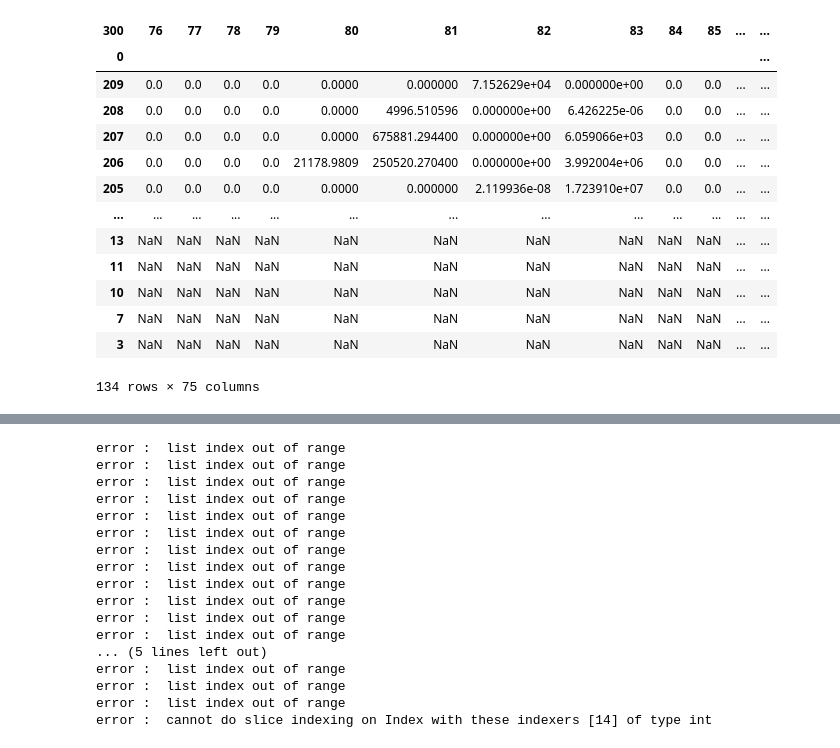
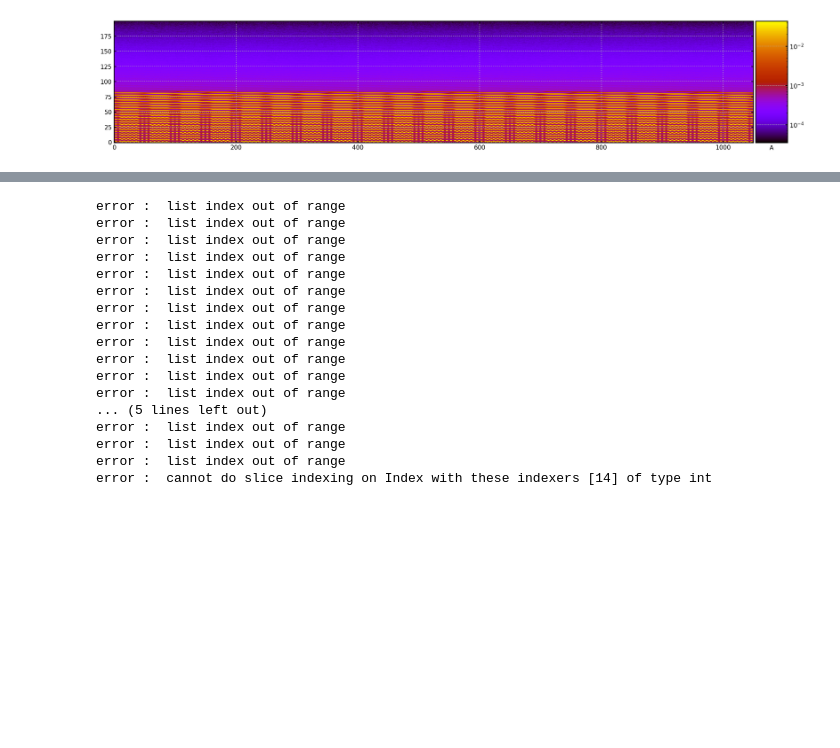
Before and after one commit to sewerininc/fluka_simulations, a Jupyter notebook: python_notebook/first test.ipynb, the cells around one changed output, grey strips where cells are left out. Saved outputs shown, nothing was run; the diff lists cells and outputs as text; code cells hidden in the pictures; blank space fills up the shorter version.

```diff
--- a/python_notebook/first test.ipynb
+++ b/python_notebook/first test.ipynb
@@ -25,6 +25,7 @@ brass_paths = glob.glob(absolute_path + "/Full_Sim/brass_tot_1mm/brass_full_1mm_
 brass_paths.sort()
 tungsten_paths = glob.glob("/home/msd/AU/fluka_simulations/Full_Sim/Tungsten_tester/tungsten_totsim_*sum.lis")
 tungsten_paths.sort()
+watertank_sim = glob.glob(absolute_path + "/Full_Sim/watertank_sim/2*.dat")
 # %%
 cool_times_dict = {
     "cool1": 300, "cool2": 900, "cool3": 3600, "cool4": 7200, "cool5": 14400, "cool6": 28800, "cool7": 57600,
@@ -203,3 +204,27 @@ def plot_spec(type_: str, A: list, Z: list) -> None:
     plt.show()
 
     return
+
+
+def get_df_from_data(path: str, one_dim=False) -> pd.DataFrame:
+    values = np.loadtxt(path)
+    columns = ["z", "value", "error"] if one_dim else ["x", "y", "value", "error"]
+    df = pd.DataFrame(data=values, columns=columns)
+    return df
+
+
+def plot_datfile(path, onedim=False) -> None:
+    df = get_df_from_data(path, onedim)
+    if onedim:
+        plt.errorbar(df["z"].values, df["value"].values, yerr=df["error"].values, fmt="o", markersize=4, capsize=5)
+        plt.show()
+    else:
+        data = df.pivot_table(index='x', columns='y', values='value')
+        fig, ax = plt.subplots(figsize=(20, 4))
+        im = ax.imshow(data, cmap=cm.gnuplot, norm=LogNorm(vmin=data.min().min(), vmax=data.max().max()), origin='lower')
+        divider = make_axes_locatable(ax)
+        cax = divider.append_axes("right", size="5%", pad=0.05)
+        plt.xlabel("A")
+        plt.ylabel("Z")
+        plt.colorbar(im, cax=cax)
+        plt.show()
@@ -208,17 +230,0 @@ ff1, uncb = get_df_sum(brass_paths[0])
-# %%
-(ff1*uncb)**2
-# %% [output]
-| 300 | 76 | 77 | 78 | 79 | 80 | 81 | 82 | 83 | 84 | 85 | ... | ... |
-| 0 |  |  |  |  |  |  |  |  |  |  |  | ... |
-| 209 | 0.0 | 0.0 | 0.0 | 0.0 | 0.0000 | 0.000000 | 7.152629e+04 | 0.000000e+00 | 0.0 | 0.0 | ... | ... |
-| 208 | 0.0 | 0.0 | 0.0 | 0.0 | 0.0000 | 4996.510596 | 0.000000e+00 | 6.426225e-06 | 0.0 | 0.0 | ... | ... |
-| 207 | 0.0 | 0.0 | 0.0 | 0.0 | 0.0000 | 675881.294400 | 0.000000e+00 | 6.059066e+03 | 0.0 | 0.0 | ... | ... |
-| 206 | 0.0 | 0.0 | 0.0 | 0.0 | 21178.9809 | 250520.270400 | 0.000000e+00 | 3.992004e+06 | 0.0 | 0.0 | ... | ... |
-| 205 | 0.0 | 0.0 | 0.0 | 0.0 | 0.0000 | 0.000000 | 2.119936e-08 | 1.723910e+07 | 0.0 | 0.0 | ... | ... |
-| ... | ... | ... | ... | ... | ... | ... | ... | ... | ... | ... | ... | ... |
-| 13 | NaN | NaN | NaN | NaN | NaN | NaN | NaN | NaN | NaN | NaN | ... | ... |
-| 11 | NaN | NaN | NaN | NaN | NaN | NaN | NaN | NaN | NaN | NaN | ... | ... |
-| 10 | NaN | NaN | NaN | NaN | NaN | NaN | NaN | NaN | NaN | NaN | ... | ... |
-| 7 | NaN | NaN | NaN | NaN | NaN | NaN | NaN | NaN | NaN | NaN | ... | ... |
-| 3 | NaN | NaN | NaN | NaN | NaN | NaN | NaN | NaN | NaN | NaN | ... | ... |
-134 rows × 75 columns
@@ -225,3 +233,7 @@ ff1, uncb = get_df_sum(brass_paths[0])
+# %%
+plot_datfile(watertank_sim[1])
+# %% [output]
+[figure, added]
 # %%
 unc_sums_brass = []
 unc_tungsten_sums = []
```
Also changed, not shown: parts of 10 cells of this notebook.
